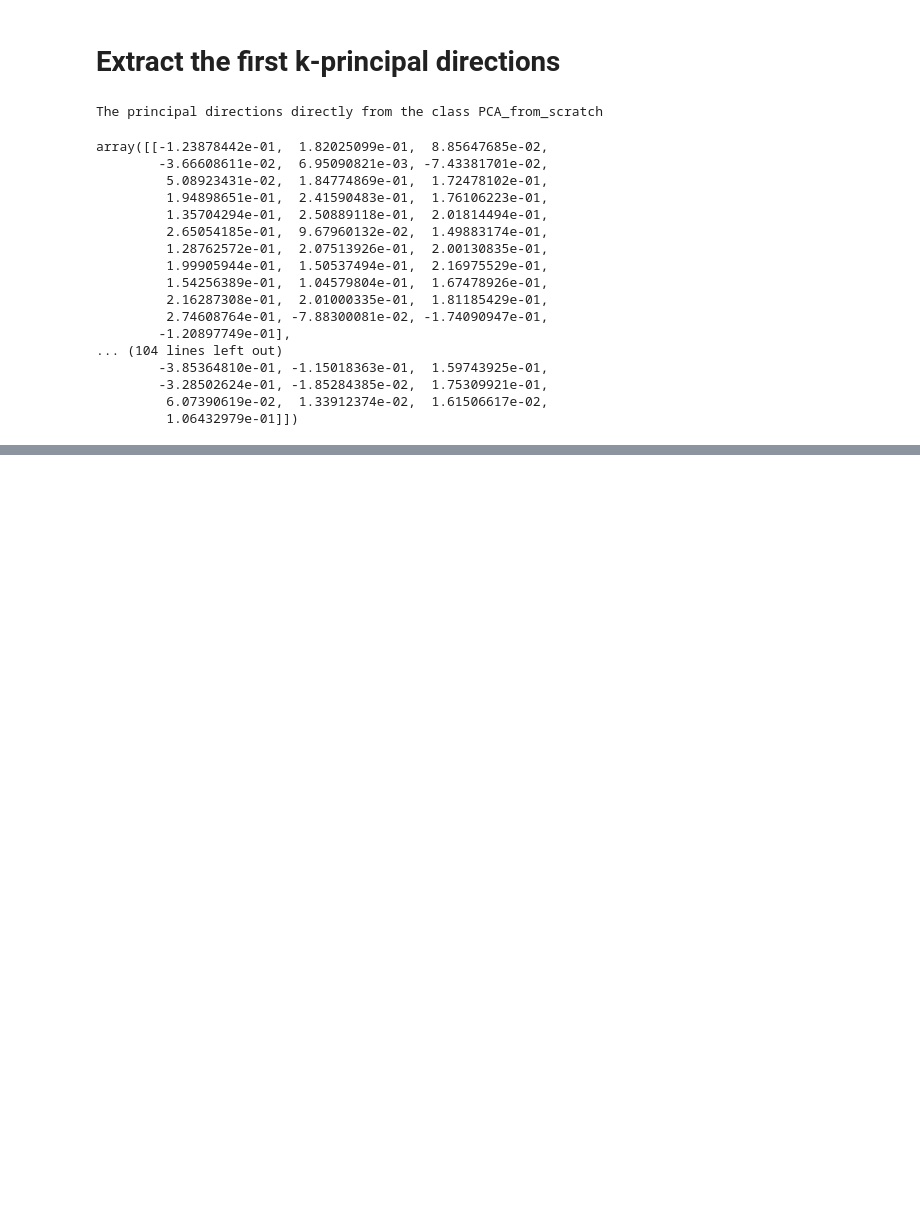
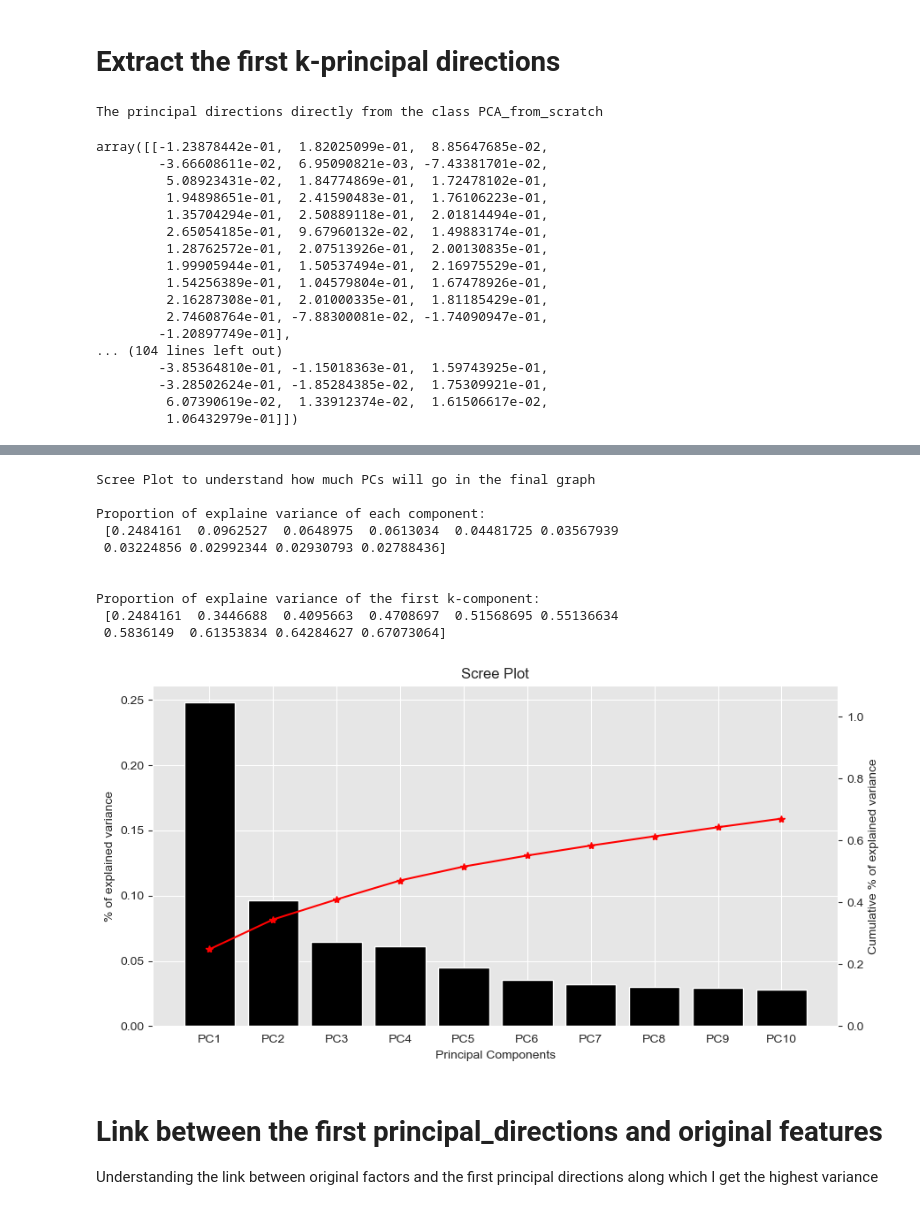
Before and after one commit to FrancescoPeria/PCA, a Jupyter notebook: PCA_for_COVID_questionnaire.ipynb, the cells around one changed output, grey strips where cells are left out. Saved outputs shown, nothing was run; the diff lists cells and outputs as text; code cells hidden in the pictures; blank space fills up the shorter version.

```diff
--- a/PCA_for_COVID_questionnaire.ipynb
+++ b/PCA_for_COVID_questionnaire.ipynb
@@ -241,0 +279,15 @@ df_principal_directions
+# %%
+list_variance_along_prin_dir = []
+
+# Factors are on te columns while on the rows I see observations
+covariance_matrix = np.cov(df.values, rowvar = False)
+
+for j in range(k):
+    variance_along_prin_dir = PCA_from_scratch.principal_directions[j].T @ covariance_matrix \
+                              @ PCA_from_scratch.principal_directions[j]
+
+
+    list_variance_along_prin_dir.append(np.real(variance_along_prin_dir))
+
+print('\nCovariance of data projected on the first k principal directions:\n', list_variance_along_prin_dir)
+print('\nEigenvalues by PCA_from_scratch class\n:', np.real(PCA_from_scratch.variance_along_principal_direction))
@@ -242,3 +317,46 @@ df_principal_directions
+# %%
+print('Scree Plot to understand how much PCs will go in the final graph\n')
+
+fig, ax = plt.subplots(figsize = (10, 5))
+
+axt = ax.twinx()
+
+# percentage of explained variance (lambda_k) / (lambda_1 + ... + lambda_d)
+perc_var = PCA_from_scratch.explained_variance_ratio
+print('Proportion of explaine variance of each component:\n', perc_var, '\n\n')
+
+# cumulative percentage of explained variance (lambda_1 + lambda_k) / (lambda_1 + ... + lambda_d)
+cum_var = PCA_from_scratch.cum_explained_variance_ratio
+print('Proportion of explaine variance of the first k-component:\n', cum_var)
+
+labels = ['PC' + str(j) for j in range(1, len(perc_var) + 1)]
+ax.bar(labels, perc_var, color = 'black')
+
+axt.plot(labels, cum_var, color = 'red', marker = '*')
+ax.set_xlabel('Principal Components')
+ax.set_ylabel('% of explained variance')
+axt.set_ylabel('Cumulative % of explained variance')
+ax.set_title('Scree Plot')
+
+axt.set_ylim([0, 1.1])
+axt.grid(False)
+plt.show()
+# %% [output]
+Scree Plot to understand how much PCs will go in the final graph
+
+Proportion of explaine variance of each component:
+ [0.2484161  0.0962527  0.0648975  0.0613034  0.04481725 0.03567939
+ 0.03224856 0.02992344 0.02930793 0.02788436]
+
+
+Proportion of explaine variance of the first k-component:
+ [0.2484161  0.3446688  0.4095663  0.4708697  0.51568695 0.55136634
+ 0.5836149  0.61353834 0.64284627 0.67073064]
+[figure, added]
+# %% [markdown]
+# Link between the first principal_directions and original features
+
+Understanding the link between original factors and the first principal directions along which I get the highest variance
 # %%
 principal_direction_1 = pd.Series(np.real(PCA_from_scratch.principal_directions[0]), index = cols)
 idx_sorted = principal_direction_1.abs().sort_values(ascending = False).index
```
Also changed, not shown: parts of 25 cells of this notebook, 4 other files.
